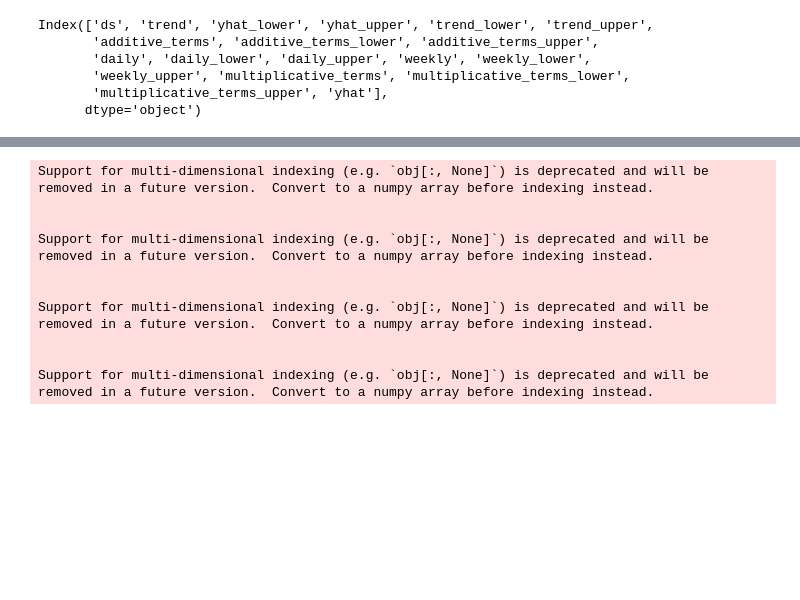
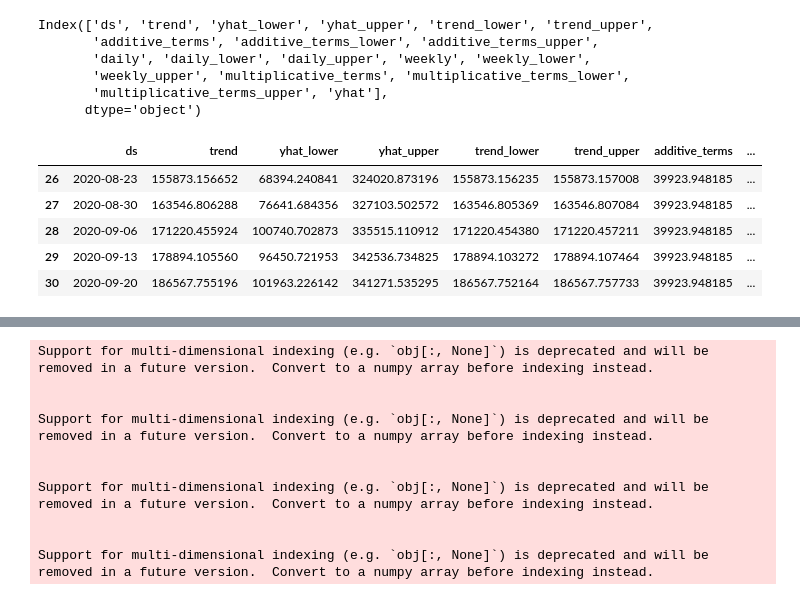
Before and after one commit to mikel189/yundoe, a Jupyter notebook: notebooks/TAG_MONTHLY_REVENUE_FORECAST.ipynb, the cells around one changed output, grey strips where cells are left out. Saved outputs shown, nothing was run; the diff lists cells and outputs as text; code cells hidden in the pictures; blank space fills up the shorter version.

```diff
--- a/notebooks/TAG_MONTHLY_REVENUE_FORECAST.ipynb
+++ b/notebooks/TAG_MONTHLY_REVENUE_FORECAST.ipynb
@@ -108,5 +133,14 @@ Index(['ds', 'trend', 'yhat_lower', 'yhat_upper', 'trend_lower', 'trend_upper',
        'weekly_upper', 'multiplicative_terms', 'multiplicative_terms_lower',
        'multiplicative_terms_upper', 'yhat'],
       dtype='object')
+# %%
+forcast.tail()
+# %% [output]
+|  | ds | trend | yhat_lower | yhat_upper | trend_lower | trend_upper | additive_terms | ... |
+| 26 | 2020-08-23 | 155873.156652 | 68394.240841 | 324020.873196 | 155873.156235 | 155873.157008 | 39923.948185 | ... |
+| 27 | 2020-08-30 | 163546.806288 | 76641.684356 | 327103.502572 | 163546.805369 | 163546.807084 | 39923.948185 | ... |
+| 28 | 2020-09-06 | 171220.455924 | 100740.702873 | 335515.110912 | 171220.454380 | 171220.457211 | 39923.948185 | ... |
+| 29 | 2020-09-13 | 178894.105560 | 96450.721953 | 342536.734825 | 178894.103272 | 178894.107464 | 39923.948185 | ... |
+| 30 | 2020-09-20 | 186567.755196 | 101963.226142 | 341271.535295 | 186567.752164 | 186567.757733 | 39923.948185 | ... |
 # %%
 forcast_df = forcast[['ds', 'yhat_upper', 'yhat', 'yhat_lower']]
```
Also changed, not shown: parts of 17 cells of this notebook, 1 other file.
